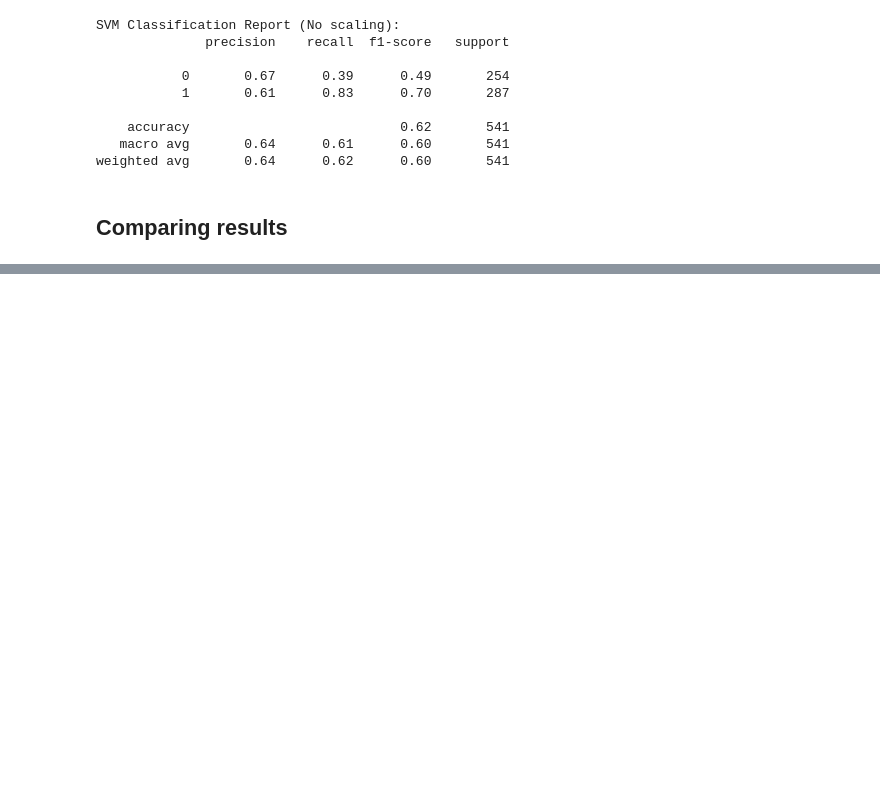
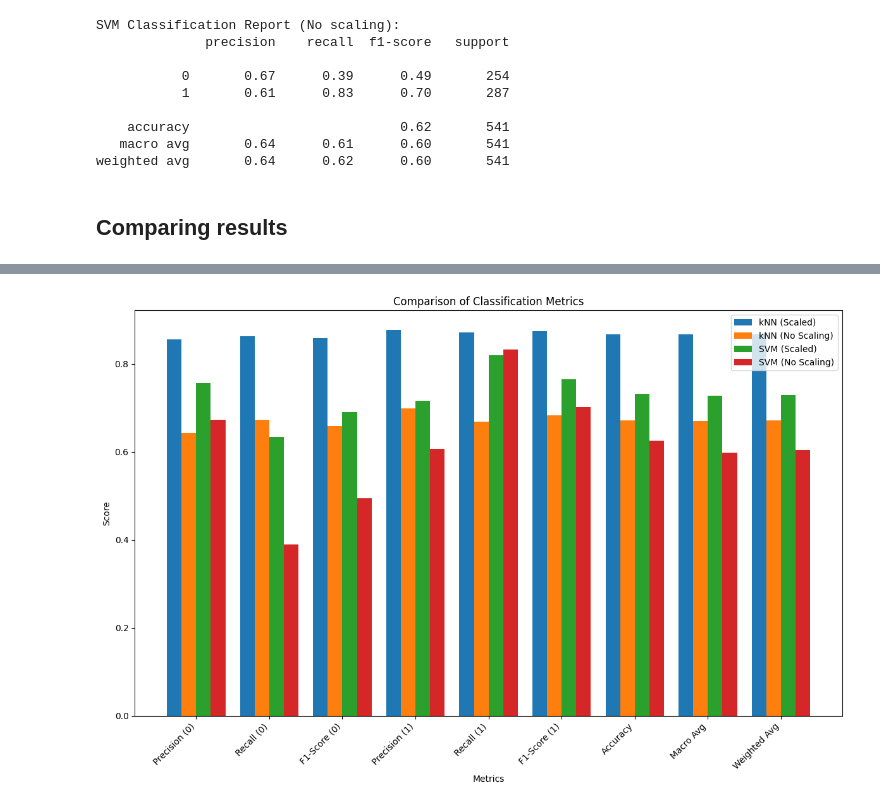
Before and after one commit to jemlau/PredictiveAnalyticsWithPython, a Jupyter notebook: Topic2/2MushroomDataset.ipynb, the cells around one changed output, grey strips where cells are left out. Saved outputs shown, nothing was run; the diff lists cells and outputs as text; code cells hidden in the pictures; blank space fills up the shorter version.

```diff
--- a/Topic2/2MushroomDataset.ipynb
+++ b/Topic2/2MushroomDataset.ipynb
@@ -326,0 +351,24 @@ display(comparison_df)
+# %%
+# Visualisoi tulokset pylväsdiagrammissa
+plt.figure(figsize=(12, 8))
+
+# Taulukon jokainen metriikka omaksi ryhmäkseen
+metrics = results_df["Metric"]
+x = range(len(metrics))
+
+# Käy läpi mallit ja piirrä pylväät
+for i, model_name in enumerate(models_predictions.keys()):
+    plt.bar([p + i * 0.2 for p in x], results_df[model_name], width=0.2, label=model_name)
+
+# Aseta akselit ja legendat
+plt.xticks([p + 0.3 for p in x], metrics, rotation=45, ha='right')
+plt.xlabel("Metrics")
+plt.ylabel("Score")
+plt.title("Comparison of Classification Metrics")
+plt.legend(loc="best")
+plt.tight_layout()
+
+# Näytä graafi
+plt.show()
+# %% [output]
+[figure, added]
```
Also changed, not shown: parts of 2 cells of this notebook.
